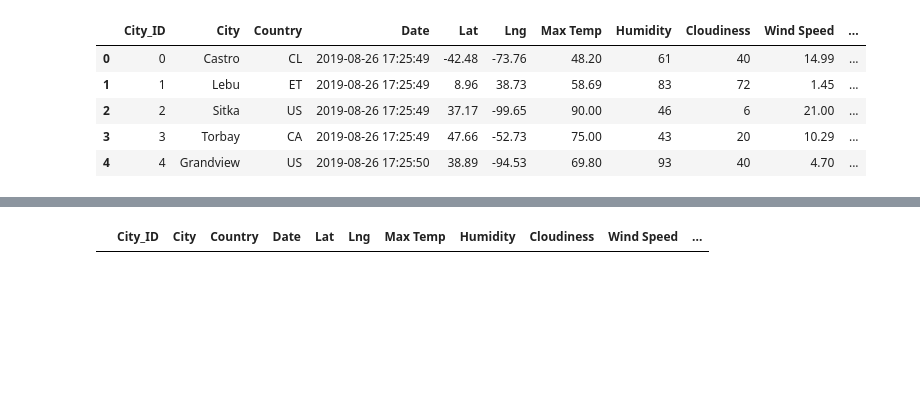
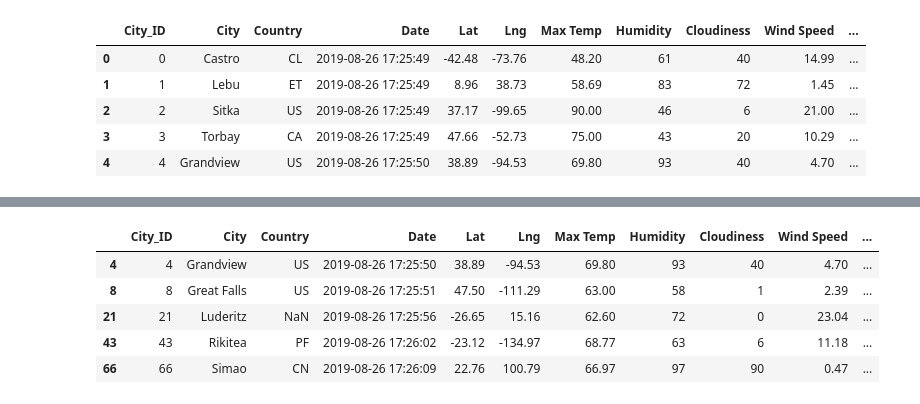
Before and after one commit to andreadacy/World_Weather_Analysis, a Jupyter notebook: Vacation_Search.ipynb, the cells around one changed output, grey strips where cells are left out. Saved outputs shown, nothing was run; the diff lists cells and outputs as text; code cells hidden in the pictures; blank space fills up the shorter version.

```diff
--- a/Vacation_Search.ipynb
+++ b/Vacation_Search.ipynb
@@ -32,10 +32,15 @@ What is the maximum temperature you would like for your trip? 30
 # %%
 # 3. Filter the city_data_df DataFrame using the input statements to create a new DataFrame using the loc method.
 preferred_cities_df = city_data_df.loc[(city_data_df["Max Temp"] <= max_temp) & \
                                        (city_data_df["Max Temp"] >= min_temp)]
-preferred_cities_df
+preferred_cities_df.head()
 # %% [output]
 |  | City_ID | City | Country | Date | Lat | Lng | Max Temp | Humidity | Cloudiness | Wind Speed | ... |
+| 4 | 4 | Grandview | US | 2019-08-26 17:25:50 | 38.89 | -94.53 | 69.80 | 93 | 40 | 4.70 | ... |
+| 8 | 8 | Great Falls | US | 2019-08-26 17:25:51 | 47.50 | -111.29 | 63.00 | 58 | 1 | 2.39 | ... |
+| 21 | 21 | Luderitz | NaN | 2019-08-26 17:25:56 | -26.65 | 15.16 | 62.60 | 72 | 0 | 23.04 | ... |
+| 43 | 43 | Rikitea | PF | 2019-08-26 17:26:02 | -23.12 | -134.97 | 68.77 | 63 | 6 | 11.18 | ... |
+| 66 | 66 | Simao | CN | 2019-08-26 17:26:09 | 22.76 | 100.79 | 66.97 | 97 | 90 | 0.47 | ... |
 # %%
 # 4a. Determine if there are any empty rows.
 preferred_cities_df.count()
```
Also changed, not shown: parts of 6 cells of this notebook, 5 other files.
